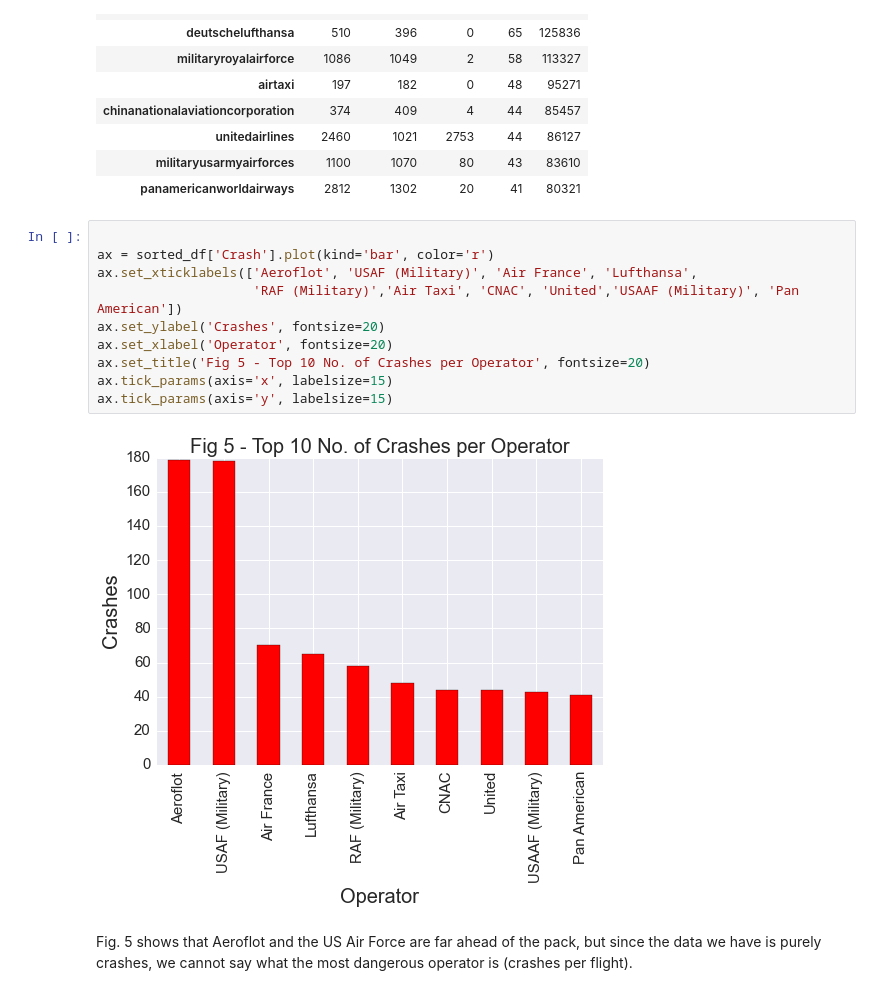
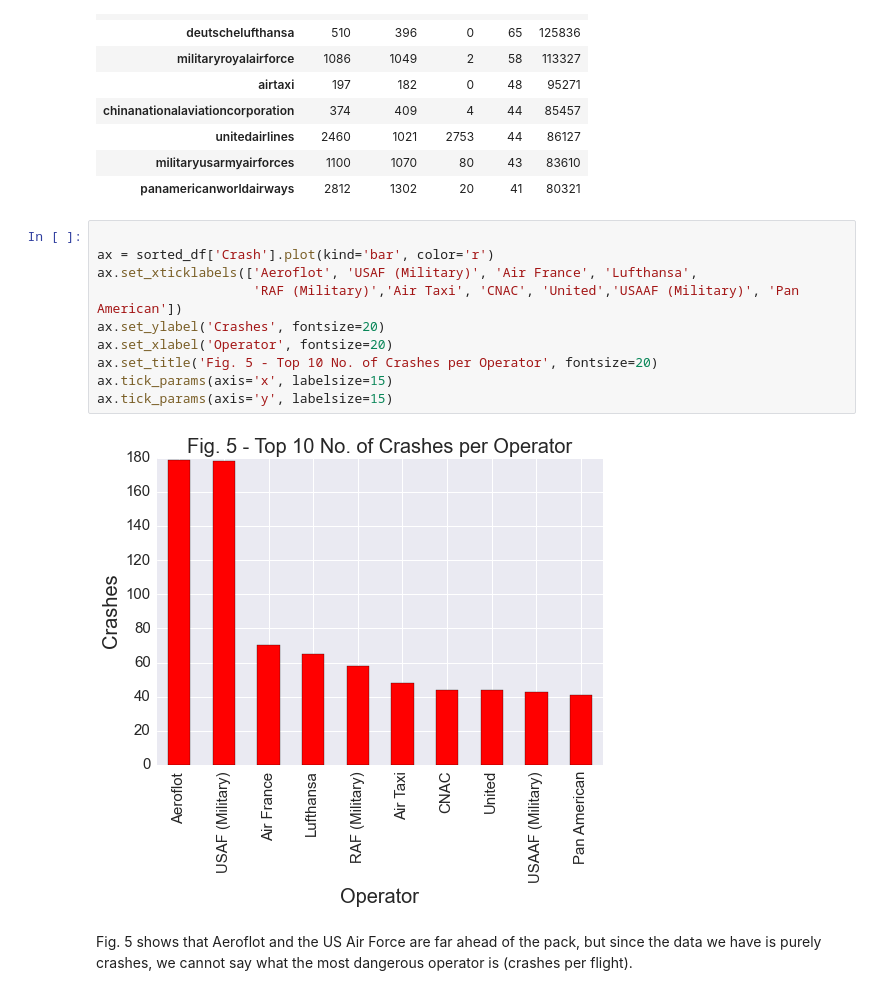
Before and after one commit to RyanSCodes/TLNR-Data-Science, a Jupyter notebook: PlaneCrashes/Aircrash.ipynb, the cells around one changed output. Saved outputs shown, nothing was run; the diff lists cells and outputs as text.

Commit message:
Ex1 figures fixed

```diff
--- a/PlaneCrashes/Aircrash.ipynb
+++ b/PlaneCrashes/Aircrash.ipynb
@@ -149,14 +169,14 @@ sorted_df
 # %%
 
 ax = sorted_df['Crash'].plot(kind='bar', color='r')
 ax.set_xticklabels(['Aeroflot', 'USAF (Military)', 'Air France', 'Lufthansa',
                     'RAF (Military)','Air Taxi', 'CNAC', 'United','USAAF (Military)', 'Pan American'])
 ax.set_ylabel('Crashes', fontsize=20)
 ax.set_xlabel('Operator', fontsize=20)
-ax.set_title('Fig 5 - Top 10 No. of Crashes per Operator', fontsize=20)
+ax.set_title('Fig. 5 - Top 10 No. of Crashes per Operator', fontsize=20)
 ax.tick_params(axis='x', labelsize=15)
 ax.tick_params(axis='y', labelsize=15)
 # %% [output]
-[figure, old version]
+[figure, new version]
 # %% [markdown]
 Fig. 5 shows that Aeroflot and the US Air Force are far ahead of the pack, but since the data we have is purely crashes, we cannot say what the most dangerous operator is (crashes per flight).
```
Also changed, not shown: parts of 6 cells of this notebook.
